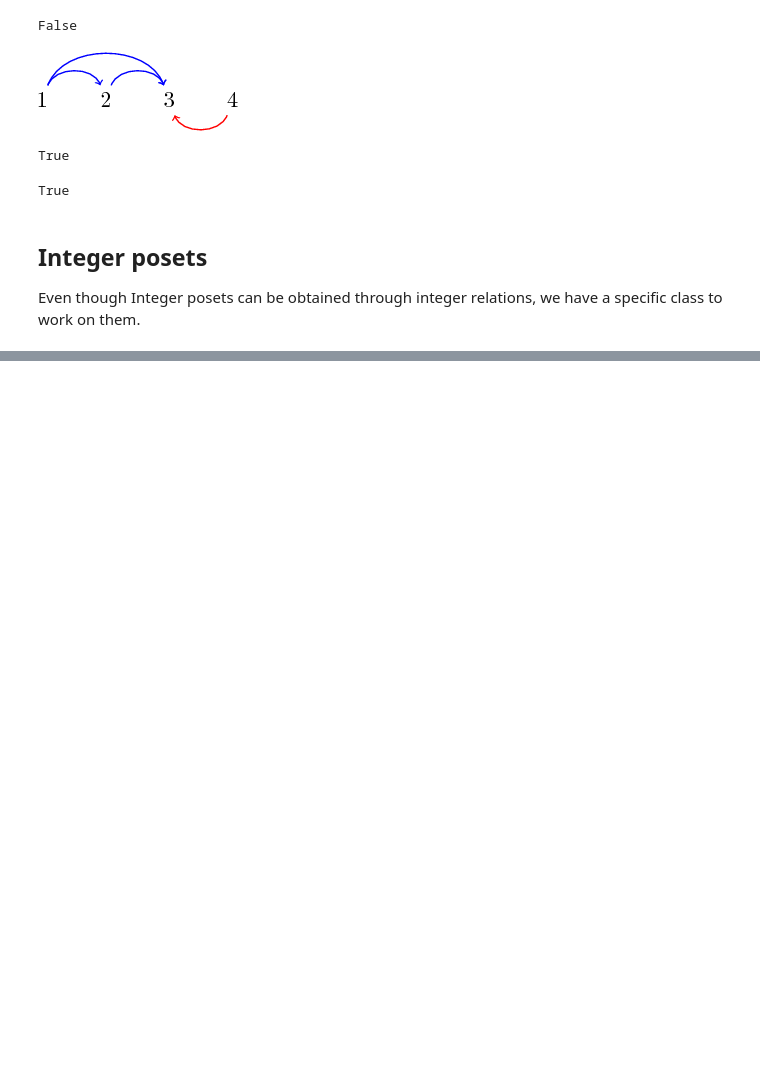
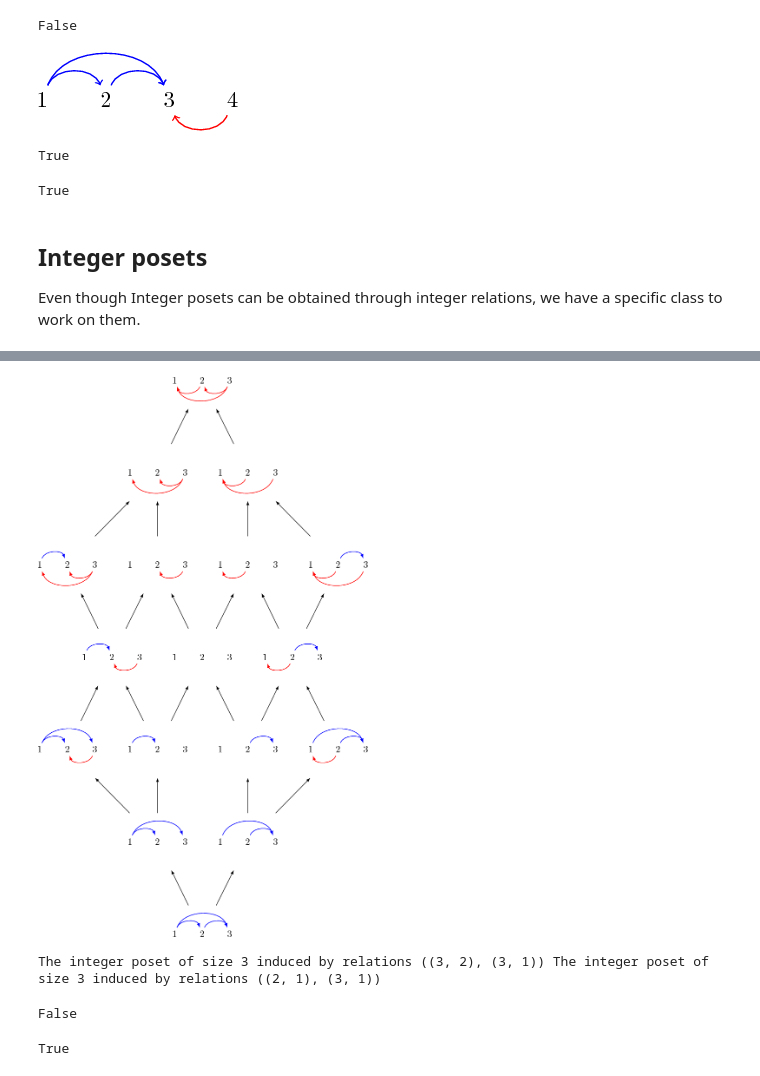
Before and after one commit to VivianePons/public-notebooks, a Jupyter notebook: IntegerPosets/Demo.ipynb, the cells around one changed output, grey strips where cells are left out. Cells and saved outputs as stored; diff of their text form; code cells hidden in the pictures; blank space fills up the shorter version.

```diff
--- a/IntegerPosets/Demo.ipynb
+++ b/IntegerPosets/Demo.ipynb
@@ -155,0 +211,15 @@ NameError: name 'cached_function' is not defined
+# %%
+WOIP3 = IntegerPosets(3, woip = True)
+# %%
+viewLatex(WOIP3.get_poset())
+# %% [output]
+[figure, added]
+# %%
+WOIP3.isSubLattice()
+# %% [output]
+The integer poset of size 3 induced by relations ((3, 2), (3, 1)) The integer poset of size 3 induced by relations ((2, 1), (3, 1))
+False
+# %%
+WOIP3.get_poset().is_lattice()
+# %% [output]
+True
```
Also changed, not shown: parts of 30 cells of this notebook, 1 other file.
